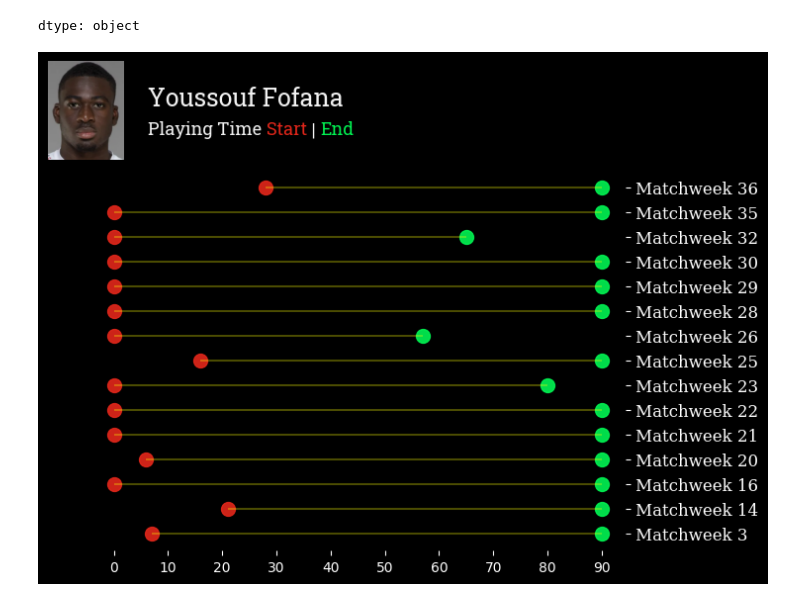
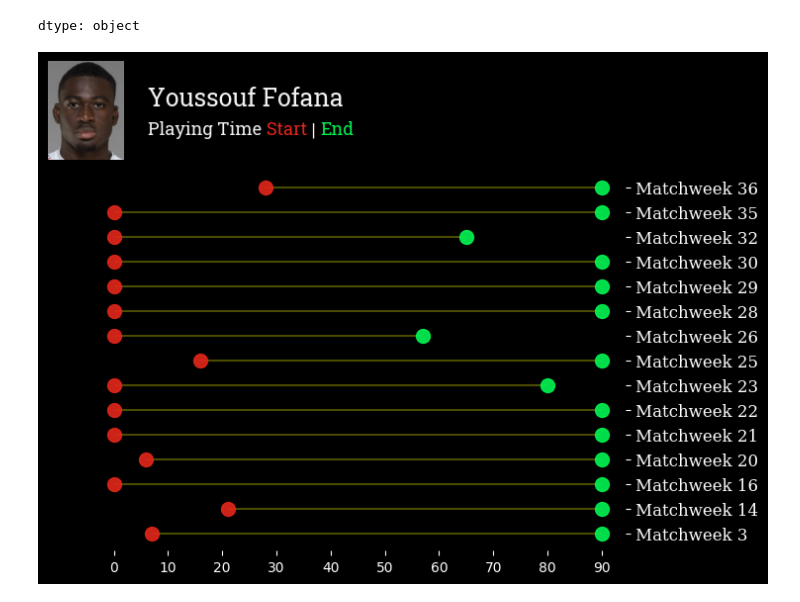
Before and after one commit to SalmaAllam8/football-data-visualization, a Jupyter notebook: Exercise_Challenge_.ipynb, the cells around one changed output. Drawn from its saved outputs; the diff is of its cells as text; code cells hidden in the pictures.

```diff
--- a/Exercise_Challenge_.ipynb
+++ b/Exercise_Challenge_.ipynb
@@ -848,38 +848,38 @@ plt.rcParams['figure.facecolor'] = '#000000'
 
 my_range=range(1,len(data2['Round'])+1)
 #for i in range(len(gdata.index)):
-plt.scatter(data2['Start_time'], my_range, color='#e3271b',s=100, alpha=0.9, label='Start')
-plt.scatter(data2['End_time'], my_range, color='#02f553',s=100, alpha=0.9, label='End')
-plt.hlines(y=my_range, xmin=data2['Start_time'], xmax=data2['End_time'], color='#fbff07', alpha=0.3)
+plt.scatter(data2['Start_time'], my_range, color='#e3271b',s=100, alpha=0.9, label='Start',zorder=3)
+plt.scatter(data2['End_time'], my_range, color='#02f553',s=100, alpha=0.9, label='End',zorder=2)
+plt.hlines(y=my_range, xmin=data2['Start_time'], xmax=data2['End_time'], color='#fbff07', alpha=0.3,zorder=1)
 
 for s in ['top', 'left', 'right', 'bottom']:
     ax.spines[s].set_visible(False)
 ax.yaxis.tick_right()
 
 plt.yticks(my_range, data2['Round'])
 plt.yticks(fontname = "serif",fontsize=12)
 grid_x_ticks = np.arange(0 ,100,10)
 ax.set_xticks(grid_x_ticks)
 
 ax.xaxis.label.set_color('white')        #setting up X-axis label color to yellow
 ax.yaxis.label.set_color('white')          #setting up Y-axis label color to blue
 
 ax.tick_params(axis='x', colors='white')    #setting up X-axis tick color to red
 ax.tick_params(axis='y', colors='white')  #setting up Y-axis tick color to black
 
 # add image
 fig = add_image(
      pic,
      fig,  # figure
      0.02, 0.9,  # left and bottom dimensions
      0.2, 0.2  # height and width values
 )
 
 
 
 plt.show()
 # %% [output]
-[figure, old version]
+[figure, new version]
 # %%
 fig4 = go.Figure()
 
```
